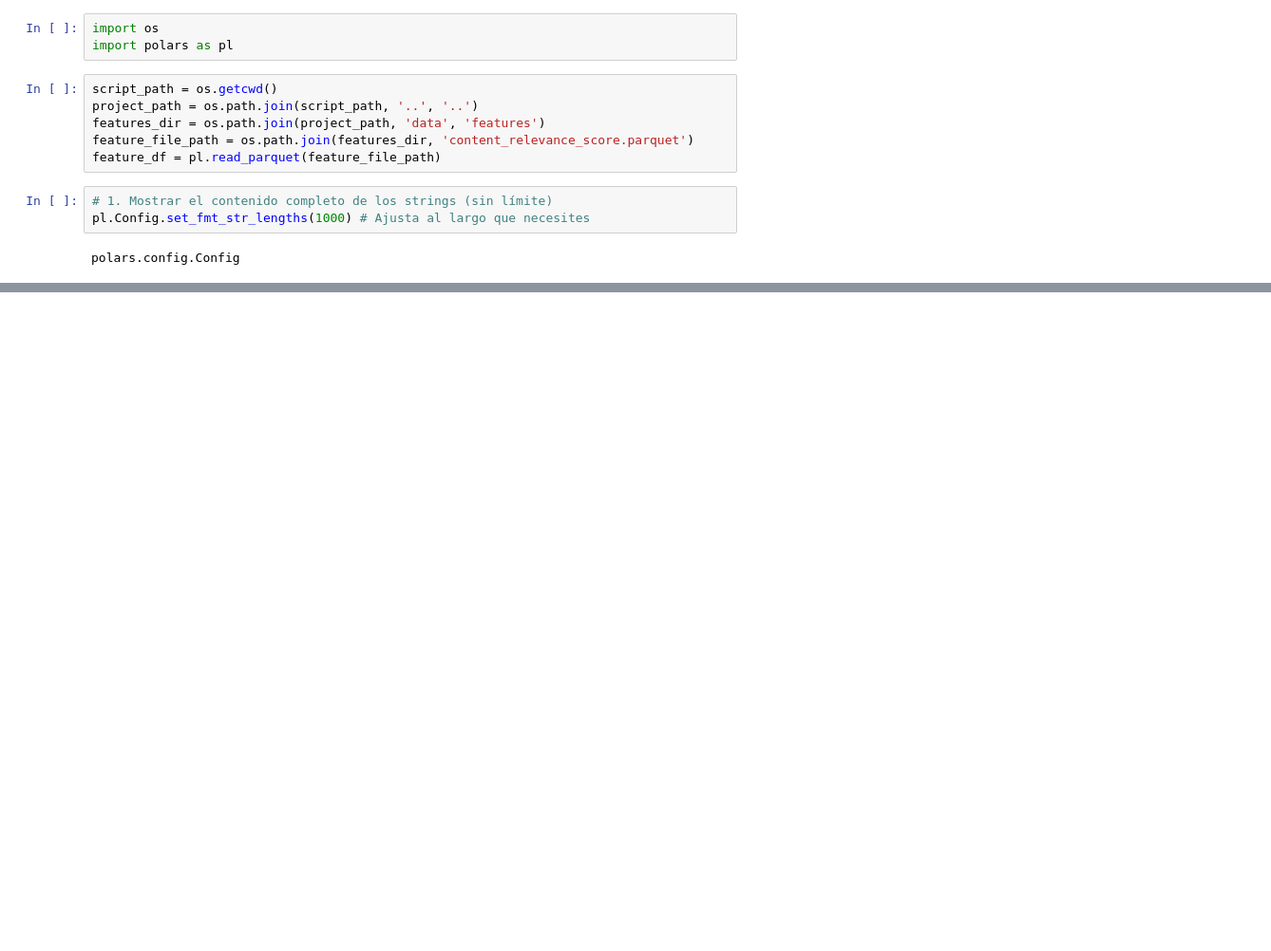
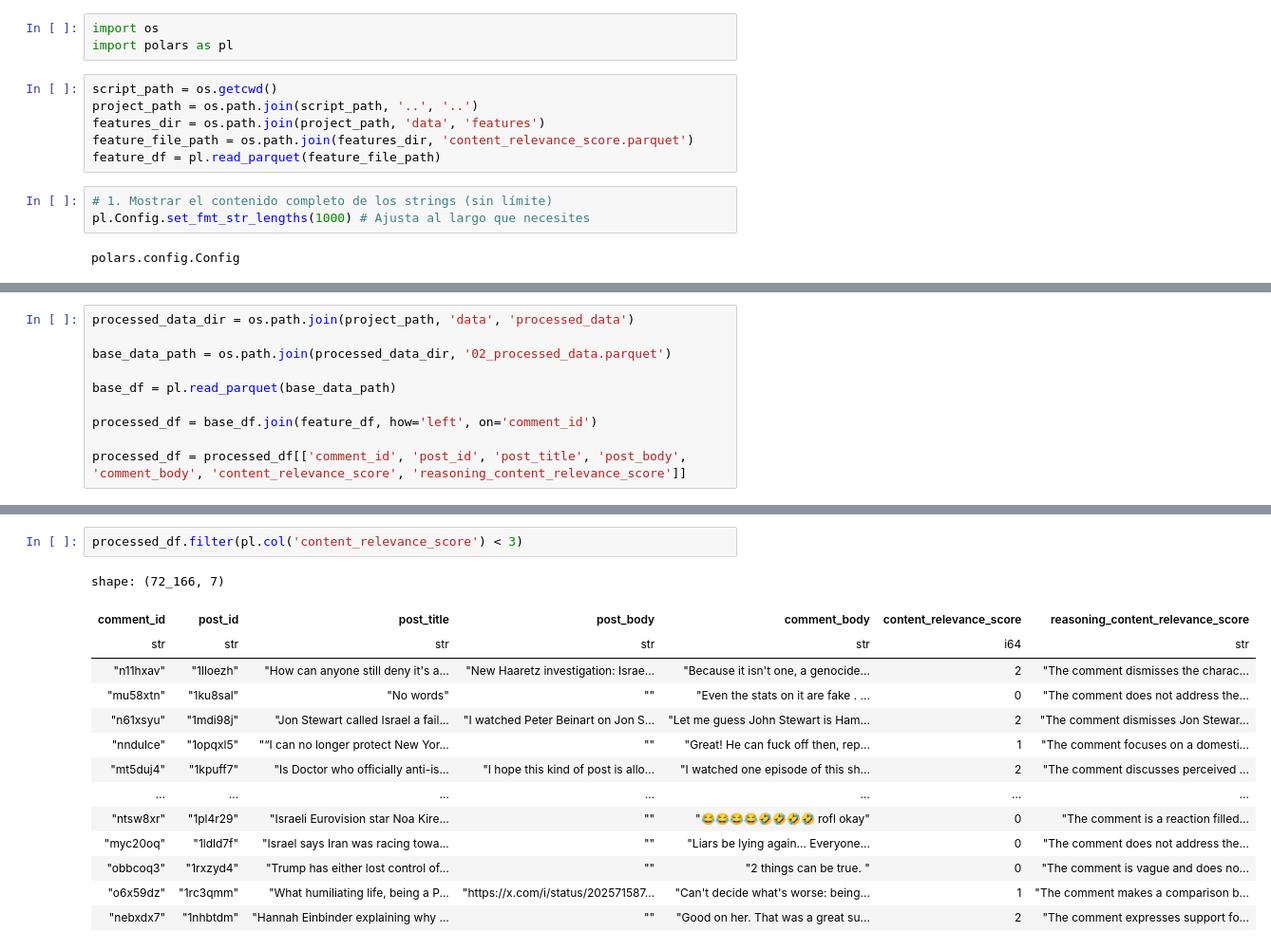
Before and after one commit to FabioScielzoOrtiz/gaza-reddit-polarization, a Jupyter notebook: src/notebooks/03c_output_test.ipynb, the cells around one changed output, grey strips where cells are left out. Shown at 95% size. Cells and saved outputs as stored; diff of their text form; blank space fills up the shorter version.

```diff
--- a/src/notebooks/03c_output_test.ipynb
+++ b/src/notebooks/03c_output_test.ipynb
@@ -82,0 +56,10 @@ Percentage relevant content: 57.32%
+# %%
+processed_data_dir = os.path.join(project_path, 'data', 'processed_data')
+
+base_data_path = os.path.join(processed_data_dir, '02_processed_data.parquet')
+
+base_df = pl.read_parquet(base_data_path)
+
+processed_df = base_df.join(feature_df, how='left', on='comment_id')
+
+processed_df = processed_df[['comment_id', 'post_id', 'post_title', 'post_body', 'comment_body', 'content_relevance_score', 'reasoning_content_relevance_score']]
@@ -82,0 +120,17 @@ Percentage relevant content: 57.32%
+# %%
+processed_df.filter(pl.col('content_relevance_score') < 3)
+# %% [output]
+shape: (72_166, 7)
+| comment_id | post_id | post_title | post_body | comment_body | content_relevance_score | reasoning_content_relevance_score |
+| str | str | str | str | str | i64 | str |
+| "n11hxav" | "1lloezh" | "How can anyone still deny it's a... | "New Haaretz investigation: Israe... | "Because it isn't one, a genocide... | 2 | "The comment dismisses the charac... |
+| "mu58xtn" | "1ku8sal" | "No words" | "" | "Even the stats on it are fake . ... | 0 | "The comment does not address the... |
+| "n61xsyu" | "1mdi98j" | "Jon Stewart called Israel a fail... | "I watched Peter Beinart on Jon S... | "Let me guess John Stewart is Ham... | 2 | "The comment dismisses Jon Stewar... |
+| "nndulce" | "1opqxl5" | "“I can no longer protect New Yor... | "" | "Great! He can fuck off then, rep... | 1 | "The comment focuses on a domesti... |
+| "mt5duj4" | "1kpuff7" | "Is Doctor who officially anti-is... | "I hope this kind of post is allo... | "I watched one episode of this sh... | 2 | "The comment discusses perceived ... |
+| … | … | … | … | … | … | … |
+| "ntsw8xr" | "1pl4r29" | "Israeli Eurovision star Noa Kire... | "" | "😂😂😂😂🤣🤣🤣🤣 rofl okay" | 0 | "The comment is a reaction filled... |
+| "myc20oq" | "1ldld7f" | "Israel says Iran was racing towa... | "" | "Liars be lying again... Everyone... | 0 | "The comment does not address the... |
+| "obbcoq3" | "1rxzyd4" | "Trump has either lost control of... | "" | "2 things can be true. " | 0 | "The comment is vague and does no... |
+| "o6x59dz" | "1rc3qmm" | "What humiliating life, being a P... | "https://x.com/i/status/202571587... | "Can't decide what's worse: being... | 1 | "The comment makes a comparison b... |
+| "nebxdx7" | "1nhbtdm" | "Hannah Einbinder explaining why ... | "" | "Good on her. That was a great su... | 2 | "The comment expresses support fo... |
```
Also changed, not shown: parts of 9 cells of this notebook, 2 other files.
